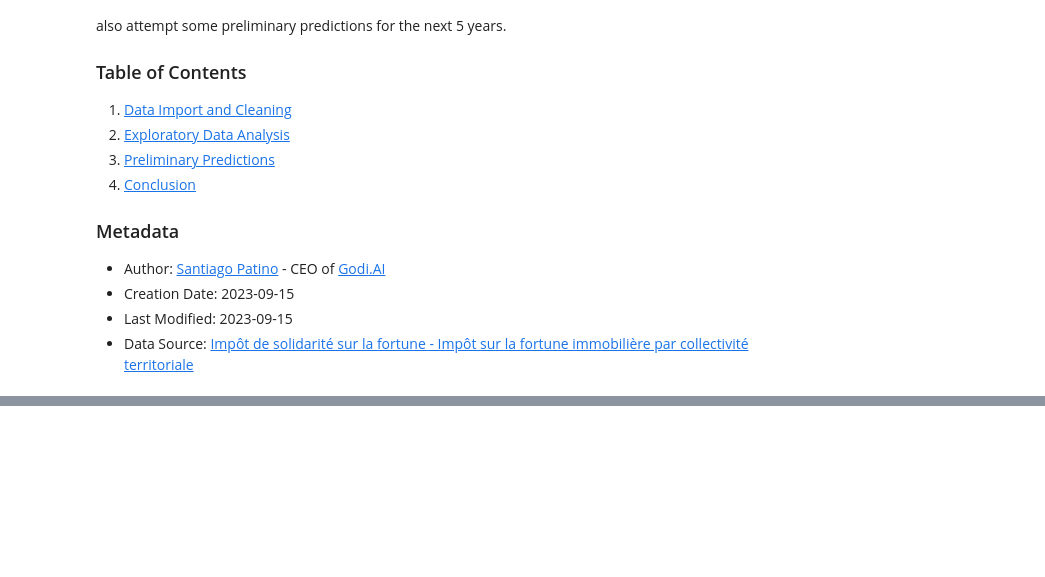
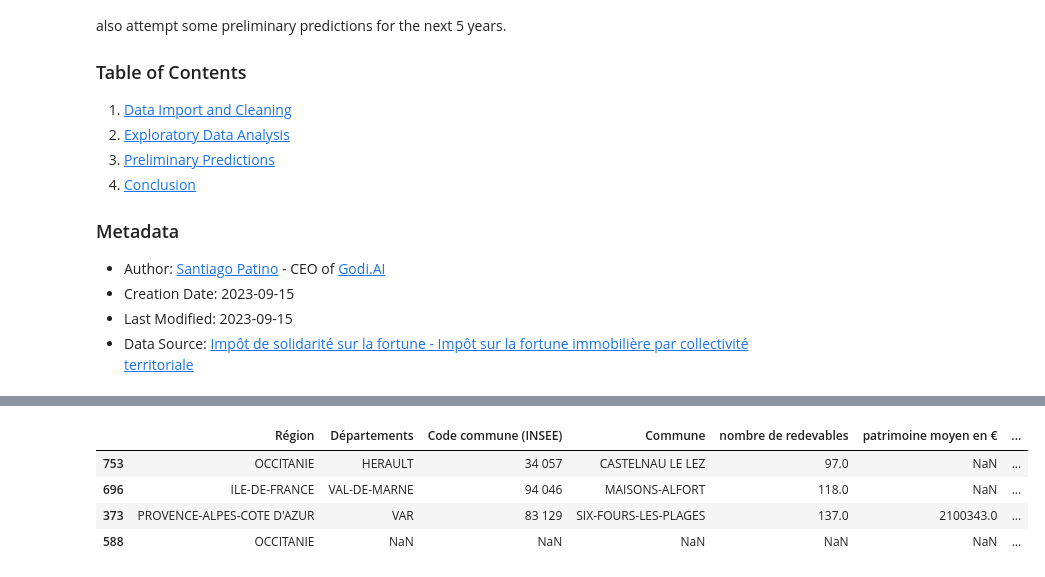
Before and after one commit to santiagopatinoserna/5YearFrenchWealthAnalysis, a Jupyter notebook: Script/Exploration/Data Exploration and Initial Analysis.ipynb, the cells around one changed output, grey strips where cells are left out. Saved outputs shown, nothing was run; the diff lists cells and outputs as text; code cells hidden in the pictures; blank space fills up the shorter version.

```diff
--- a/Script/Exploration/Data Exploration and Initial Analysis.ipynb
+++ b/Script/Exploration/Data Exploration and Initial Analysis.ipynb
@@ -31,0 +53,13 @@ pd.read_csv('data.csv')
+# %%
+# Define dtype_dict: Data Types for DataFrame Columns
+dtype_dict = {
+    'Région': str,  # Categorical data
+    'Départements': str,  # Categorical data
+    'Code commune (INSEE)': str,  # Identifier; non-numeric
+    'Commune': str,  # Categorical data
+    'nombre de redevables': int,  # Count; integer
+    'patrimoine moyen en €': int,  # Monetary; integer
+    'impôt moyen en €': int,  # Monetary; integer
+    "patrimoine moyen en millions d'euros": float,  # Monetary in millions; float
+    "impôt moyen en milliers d'euros": float,  # Monetary in thousands; float
+}
@@ -31,0 +71,26 @@ pd.read_csv('data.csv')
+# %%
+# List all files in the folder
+all_files = os.listdir(path)
+
+# Filter files that start with 'ificom'
+ificom_files = [f for f in all_files if f.startswith('ificom')]
+
+# Initialize an empty DataFrame to hold all the data
+df_ificom = pd.DataFrame()
+
+# Read each file and append it to all_data
+for file in ificom_files:
+    df_temp = pd.read_excel(os.path.join(path, file), header=0, skiprows=1, dtype=dtype_dict)
+
+    # Add a new column with the filename
+    df_temp['filename'] = file
+
+    df_ificom = pd.concat([df_ificom, df_temp], ignore_index=True)
+# %%
+df_ificom.sample(4)
+# %% [output]
+|  | Région | Départements | Code commune (INSEE) | Commune | nombre de redevables | patrimoine moyen en € | ... |
+| 753 | OCCITANIE | HERAULT | 34 057 | CASTELNAU LE LEZ | 97.0 | NaN | ... |
+| 696 | ILE-DE-FRANCE | VAL-DE-MARNE | 94 046 | MAISONS-ALFORT | 118.0 | NaN | ... |
+| 373 | PROVENCE-ALPES-COTE D'AZUR | VAR | 83 129 | SIX-FOURS-LES-PLAGES | 137.0 | 2100343.0 | ... |
+| 588 | OCCITANIE | NaN | NaN | NaN | NaN | NaN | ... |
```
Also changed, not shown: parts of 25 cells of this notebook, 3 other files.
